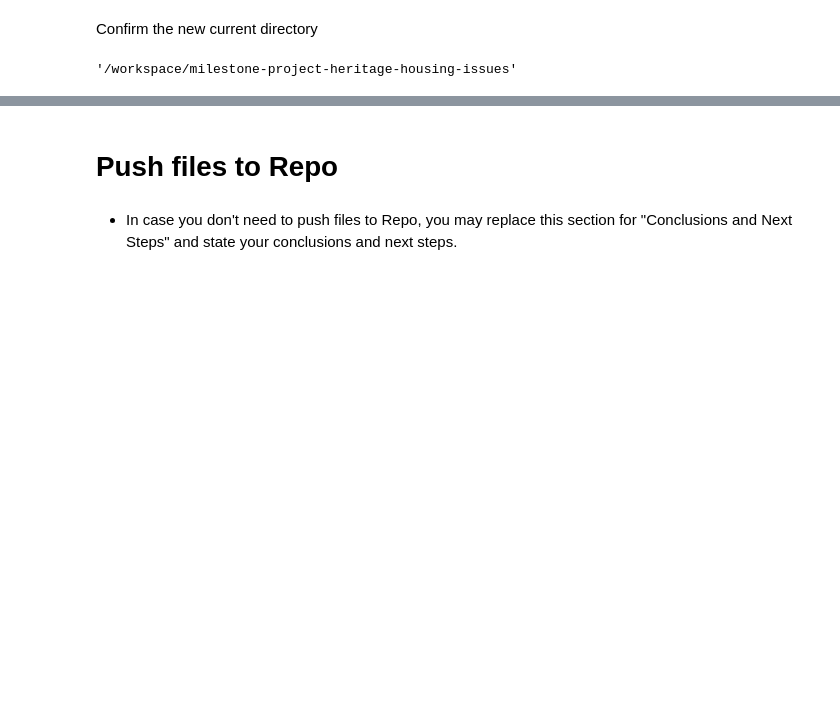
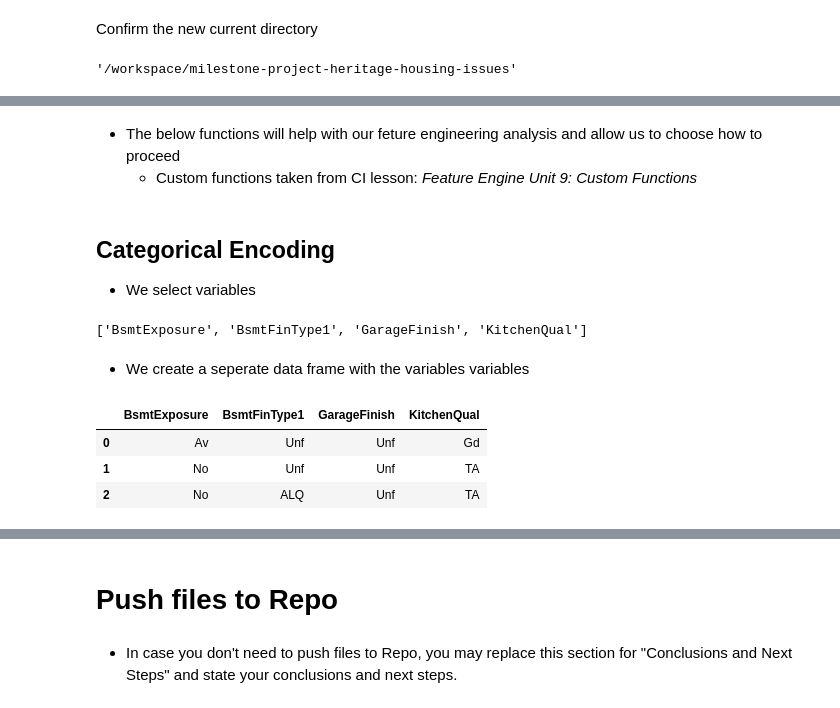
Before and after one commit to SamMartin92/milestone-project-heritage-housing-issues, a Jupyter notebook: jupyter_notebooks/Feature Engineering.ipynb, the cells around one changed output, grey strips where cells are left out. Saved outputs shown, nothing was run; the diff lists cells and outputs as text; code cells hidden in the pictures; blank space fills up the shorter version.

```diff
--- a/jupyter_notebooks/Feature Engineering.ipynb
+++ b/jupyter_notebooks/Feature Engineering.ipynb
@@ -68,0 +214,3 @@ NOTE
+# %% [markdown]
+* The below functions will help with our feture engineering analysis and allow us to choose how to proceed
+    * Custom functions taken from CI lesson: *Feature Engine Unit 9: Custom Functions*
@@ -68,0 +440,18 @@ NOTE
+# %% [markdown]
+## Categorical Encoding
+* We select variables
+# %%
+categorical_encoding_vars =TrainSet.select_dtypes(include=['object']).columns.to_list()
+categorical_encoding_vars
+# %% [output]
+['BsmtExposure', 'BsmtFinType1', 'GarageFinish', 'KitchenQual']
+# %% [markdown]
+* We create a seperate data frame with the variables variables
+# %%
+df_engineered = TrainSet[categorical_encoding_vars].copy()
+df_engineered.head(3)
+# %% [output]
+|  | BsmtExposure | BsmtFinType1 | GarageFinish | KitchenQual |
+| 0 | Av | Unf | Unf | Gd |
+| 1 | No | Unf | Unf | TA |
+| 2 | No | ALQ | Unf | TA |
```
Also changed, not shown: parts of 24 cells of this notebook.
